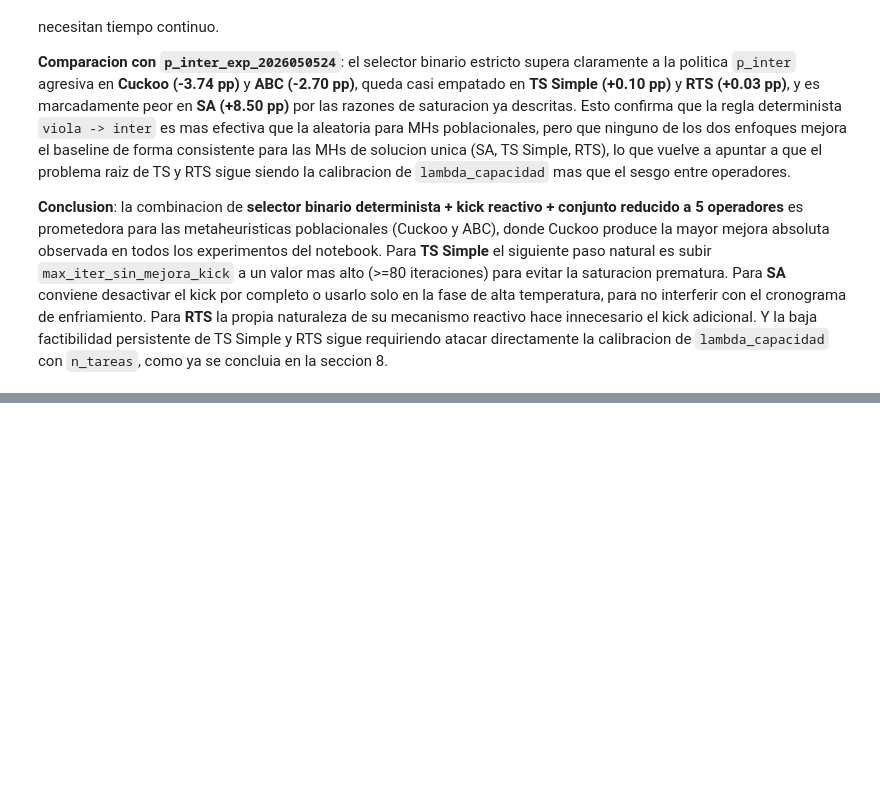
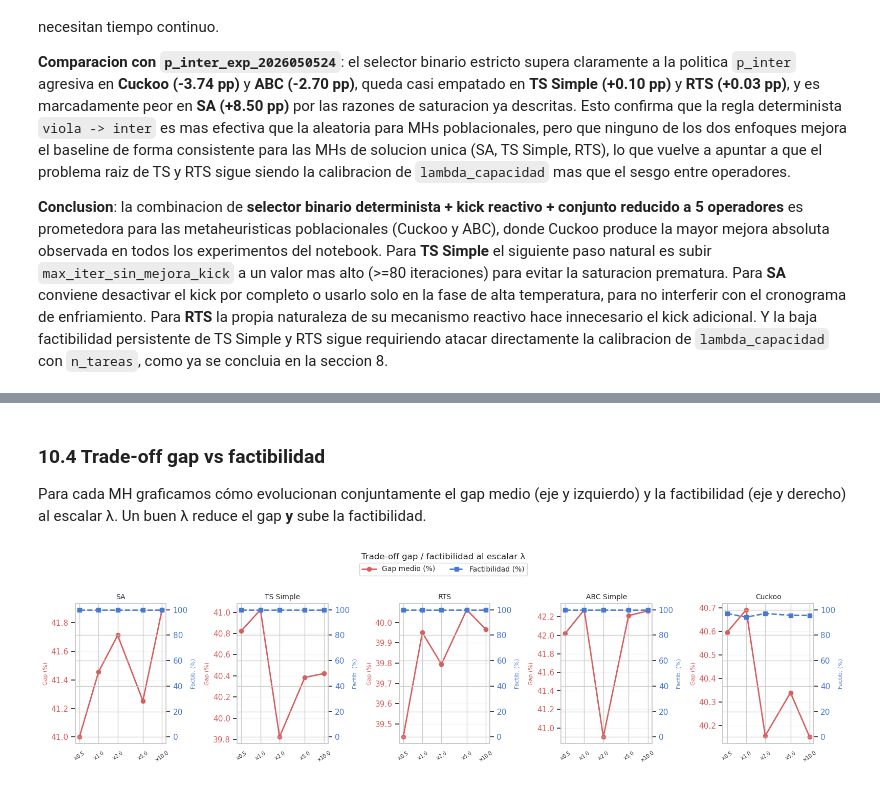
Before and after one commit to Alhely/MetaCARP_Proyecto, a Jupyter notebook: analisis_operadores_20260520/analisis_exploratorio_operadores.ipynb, the cells around one changed output, grey strips where cells are left out. Cells and saved outputs as stored; diff of their text form; code cells hidden in the pictures; blank space fills up the shorter version.

```diff
--- a/analisis_operadores_20260520/analisis_exploratorio_operadores.ipynb
+++ b/analisis_operadores_20260520/analisis_exploratorio_operadores.ipynb
@@ -1005,0 +1165,44 @@ La variante **strict_intra_inter_20260524** produce resultados claramente mixtos
+# %% [markdown]
+### 10.4 Trade-off gap vs factibilidad
+
+Para cada MH graficamos cómo evolucionan conjuntamente el gap medio (eje y izquierdo)
+y la factibilidad (eje y derecho) al escalar λ. Un buen λ reduce el gap **y** sube
+la factibilidad.
+# %%
+fig, axes = plt.subplots(1, 5, figsize=(16, 4))
+factores = sorted(df_lam.lambda_factor.unique())
+
+for ax, mh in zip(axes, mhs_orden):
+    sub = (df_lam[df_lam.metaheuristica == mh]
+           .groupby('lambda_factor')
+           .agg(gap=('gap_bks_porcentaje', 'mean'),
+                fact=('mejor_solucion_factible_final', 'mean'))
+           .reindex(factores))
+
+    color_gap  = '#D65F5F'
+    color_fact = '#4878CF'
+
+    ax2 = ax.twinx()
+    ax.plot(factores, sub['gap'],  'o-', color=color_gap,  linewidth=2, label='Gap (%)')
+    ax2.plot(factores, sub['fact'] * 100, 's--', color=color_fact, linewidth=2, label='Factib. (%)')
+
+    ax.set_xscale('log')
+    ax.set_xticks(factores)
+    ax.set_xticklabels([f'×{x}' for x in factores], rotation=35, fontsize=7)
+    ax.set_title(MH_LABELS.get(mh, mh), fontsize=10)
+    ax.set_ylabel('Gap (%)', color=color_gap, fontsize=8)
+    ax2.set_ylabel('Factib. (%)', color=color_fact, fontsize=8)
+    ax.tick_params(axis='y', labelcolor=color_gap)
+    ax2.tick_params(axis='y', labelcolor=color_fact)
+    ax2.set_ylim(-5, 105)
+    ax.grid(axis='y', alpha=0.2)
+
+# Leyenda global
+lines = [plt.Line2D([0],[0],color='#D65F5F',lw=2,marker='o',label='Gap medio (%)'),
+         plt.Line2D([0],[0],color='#4878CF',lw=2,marker='s',ls='--',label='Factibilidad (%)')]
+fig.legend(handles=lines, loc='upper center', ncol=2, bbox_to_anchor=(0.5, 1.04), fontsize=10)
+plt.suptitle('Trade-off gap / factibilidad al escalar λ', y=1.07, fontsize=12)
+plt.tight_layout()
+plt.show()
+# %% [output]
+[figure, added]
```
Also changed, not shown: parts of 12 cells of this notebook, 1 other file.
